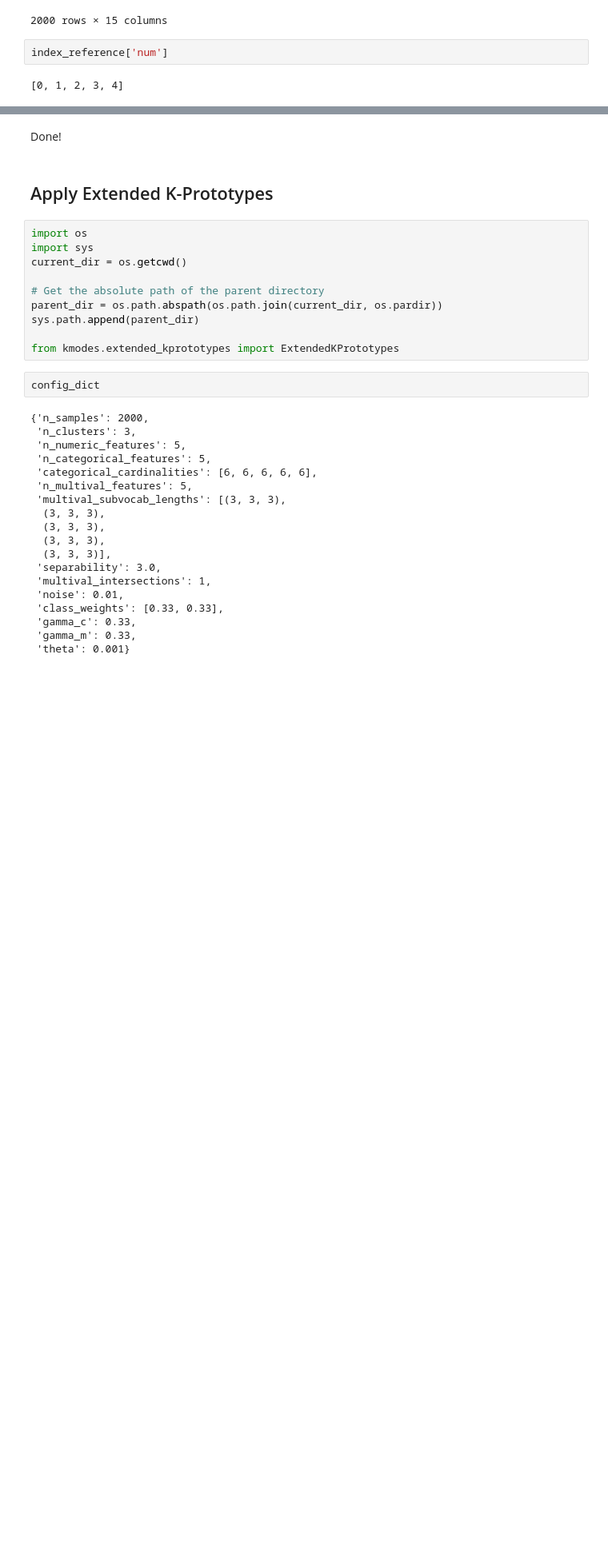
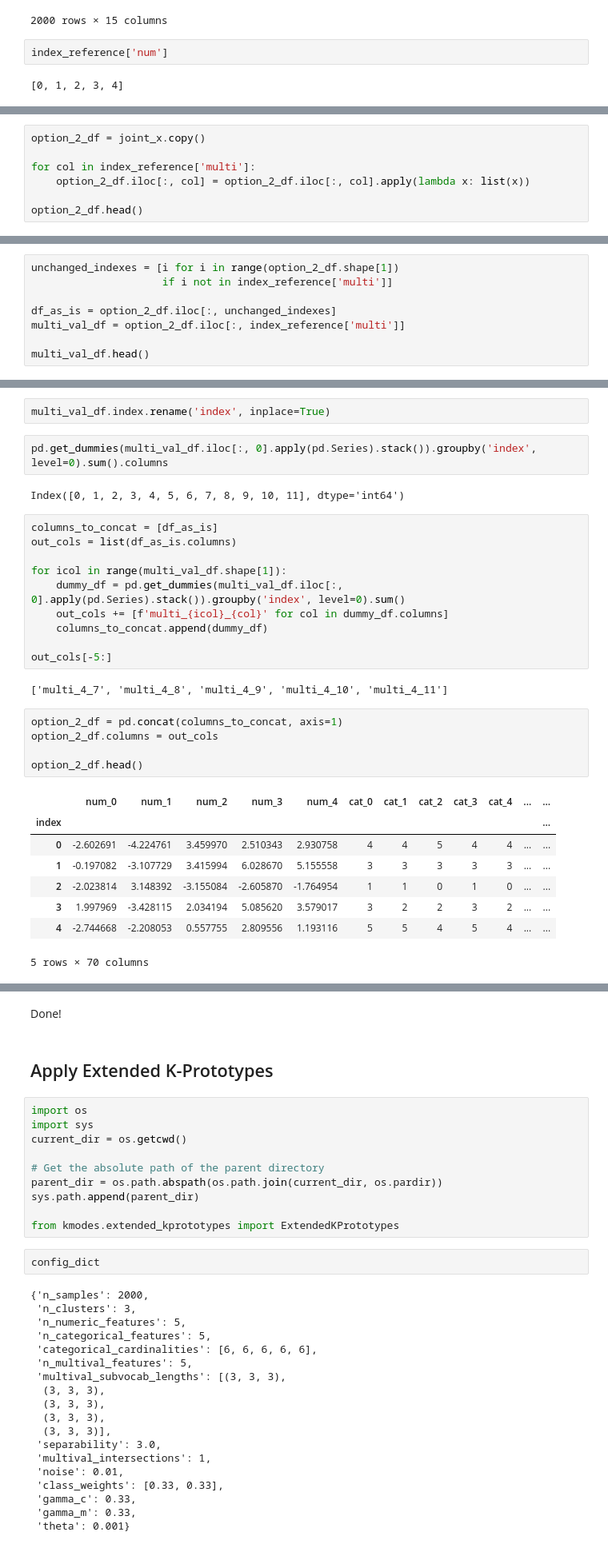
Before and after one commit to ManuelConcepcion/extended_kprototypes, a Jupyter notebook: extended_benchmark/benchmark_demonstration.ipynb, the cells around one changed output, grey strips where cells are left out. Shown: that part at 80% size. Saved outputs shown, nothing was run; the diff lists cells and outputs as text; blank space fills up the shorter version.

```diff
--- a/extended_benchmark/benchmark_demonstration.ipynb
+++ b/extended_benchmark/benchmark_demonstration.ipynb
@@ -456,0 +478,7 @@ index_reference['num']
+# %%
+option_2_df = joint_x.copy()
+
+for col in index_reference['multi']:
+    option_2_df.iloc[:, col] = option_2_df.iloc[:, col].apply(lambda x: list(x))
+
+option_2_df.head()
@@ -456,0 +492,8 @@ index_reference['num']
+# %%
+unchanged_indexes = [i for i in range(option_2_df.shape[1])
+                     if i not in index_reference['multi']]
+
+df_as_is = option_2_df.iloc[:, unchanged_indexes]
+multi_val_df = option_2_df.iloc[:, index_reference['multi']]
+
+multi_val_df.head()
@@ -456,0 +516,32 @@ index_reference['num']
+# %%
+multi_val_df.index.rename('index', inplace=True)
+# %%
+pd.get_dummies(multi_val_df.iloc[:, 0].apply(pd.Series).stack()).groupby('index', level=0).sum().columns
+# %% [output]
+Index([0, 1, 2, 3, 4, 5, 6, 7, 8, 9, 10, 11], dtype='int64')
+# %%
+columns_to_concat = [df_as_is]
+out_cols = list(df_as_is.columns)
+
+for icol in range(multi_val_df.shape[1]):
+    dummy_df = pd.get_dummies(multi_val_df.iloc[:, 0].apply(pd.Series).stack()).groupby('index', level=0).sum()
+    out_cols += [f'multi_{icol}_{col}' for col in dummy_df.columns]
+    columns_to_concat.append(dummy_df)
+
+out_cols[-5:]
+# %% [output]
+['multi_4_7', 'multi_4_8', 'multi_4_9', 'multi_4_10', 'multi_4_11']
+# %%
+option_2_df = pd.concat(columns_to_concat, axis=1)
+option_2_df.columns = out_cols
+
+option_2_df.head()
+# %% [output]
+|  | num_0 | num_1 | num_2 | num_3 | num_4 | cat_0 | cat_1 | cat_2 | cat_3 | cat_4 | ... | ... |
+| index |  |  |  |  |  |  |  |  |  |  |  | ... |
+| 0 | -2.602691 | -4.224761 | 3.459970 | 2.510343 | 2.930758 | 4 | 4 | 5 | 4 | 4 | ... | ... |
+| 1 | -0.197082 | -3.107729 | 3.415994 | 6.028670 | 5.155558 | 3 | 3 | 3 | 3 | 3 | ... | ... |
+| 2 | -2.023814 | 3.148392 | -3.155084 | -2.605870 | -1.764954 | 1 | 1 | 0 | 1 | 0 | ... | ... |
+| 3 | 1.997969 | -3.428115 | 2.034194 | 5.085620 | 3.579017 | 3 | 2 | 2 | 3 | 2 | ... | ... |
+| 4 | -2.744668 | -2.208053 | 0.557755 | 2.809556 | 1.193116 | 5 | 5 | 4 | 5 | 4 | ... | ... |
+5 rows × 70 columns
```
Also changed, not shown: parts of 30 cells of this notebook.
